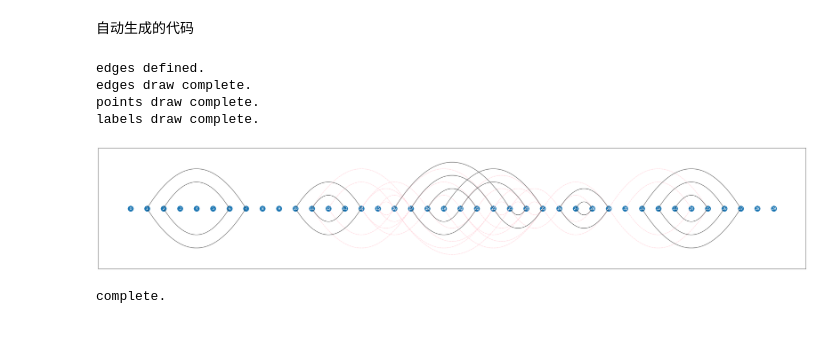
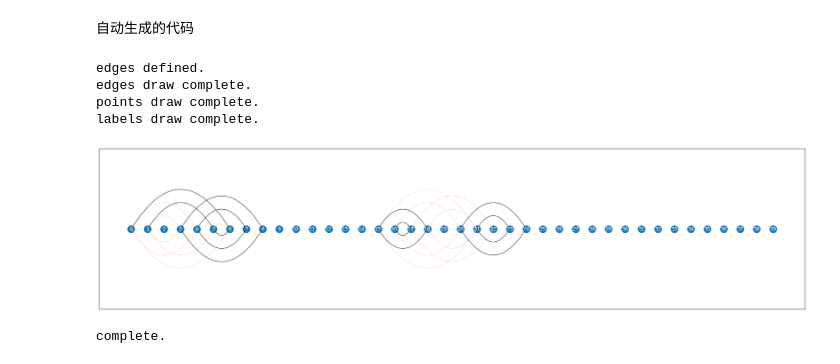
Before and after one commit to miugod/RNA_paring, a Jupyter notebook: draw/draw.ipynb, the cells around one changed output. Cells and saved outputs as stored; diff of their text form; code cells hidden in the pictures; blank space fills up the shorter version.

```diff
--- a/draw/draw.ipynb
+++ b/draw/draw.ipynb
@@ -71,10 +71,11 @@ import matplotlib.pyplot as plt
 import networkx as nx
 
 # 输入
-conn_permit = [[], [7], [6], [], [], [], [2], [1], [], [], [14], [13, 17], [16], [11], [10, 17, 18], [16, 17], [12, 15, 22, 23], [11, 14, 15, 21, 22], [14, 20, 21], [25], [18, 24, 25], [17, 18, 24], [16, 17, 23, 25], [16, 22, 24, 26], [20, 21, 23, 25], [19, 20, 22, 24, 29], [23, 28, 29], [28], [26, 27], [25, 26, 35], [34], [37], [36], [35], [30], [29, 33], [32], [31], [], []]
+conn_permit = [[4, 6], [3, 5], [], [1, 8], [0, 7], [1, 6], [0, 5], [4], [3], [], [], [], [], [], [], [18, 21], [17, 20], [16, 22], [15, 21], [], [16, 24], [15, 18, 23], [17], [21], [20], [], [], [], [], [], [], [], [], [], [], [], [], [], [], []]
 
-exh_link = "-1  7  6 -1 -1 -1  2  1 -1 -1 14 13 -1 11 10 -1 23 22 21 25 24 18 17 16 20 19 29 28 27 26 -1 37 36 35 -1 33 32 31 -1 -1"
-dp_link = "-1  7  6 -1 -1 -1  2  1 -1 -1 14 13 -1 11 10 -1 -1 21 20 -1 18 17 25 24 23 22 29 28 27 26 -1 37 36 35 -1 33 32 31 -1 -1"
+
+exh_link = " 6  5 -1  8  7  1  0  4  3 -1 -1 -1 -1 -1 -1 18 17 16 15 -1 24 23 -1 21 20 -1 -1 -1 -1 -1 -1 -1 -1 -1 -1 -1 -1 -1 -1 -1"
+dp_link = "-1 -1 -1  8  7  6  5  4  3 -1 -1 -1 -1 -1 -1 18 17 16 15 -1 24 23 -1 21 20 -1 -1 -1 -1 -1 -1 -1 -1 -1 -1 -1 -1 -1 -1 -1"
 
 # 自动生成
 exh_link = [int(x) for x in exh_link.split()]
@@ -83,7 +84,7 @@ dp_link = [int(x) for x in dp_link.split()]
 自动生成的代码
 # %%
 N = len(conn_permit)
-plt.figure(figsize=(40, 7))
+plt.figure(figsize=(30, 7))
 
 G = nx.Graph()
 
@@ -146,32 +147,32 @@ for direct in edges.keys():
                 xy=pos[source],
                 xytext=pos[target],
                 arrowprops=arrowprops
             )
 print('edges draw complete.')
 
 # 画点
 nx.draw_networkx_nodes(G, pos)
 print('points draw complete.')
 
 # 画边（直的）
 # nx.draw_networkx_edges(G, pos, edgelist=elarge, width=2,
 #                        connectionstyle="arc3,rad=1")
 # nx.draw_networkx_edges(G, pos, edgelist=esmall, width=2,
 #                        alpha=0.5, style='dashed',
 #                        connectionstyle="arc3,rad=1")
 
 # 画label
 nx.draw_networkx_labels(G, pos, font_color='w')
 print('labels draw complete.')
 
 # 画出来
 # plt.axis('off')
 plt.show()
 print('complete.')
 # %% [output]
 edges defined.
 edges draw complete.
 points draw complete.
 labels draw complete.
-[figure, old version]
+[figure, new version]
 complete.
```
Also changed, not shown: parts of 1 cell of this notebook, 3 other files.
